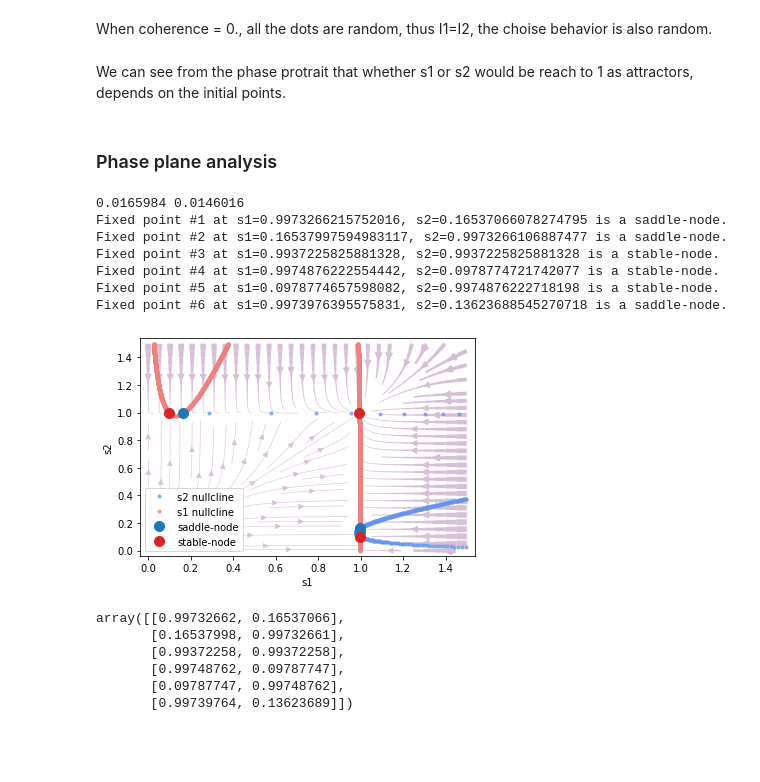
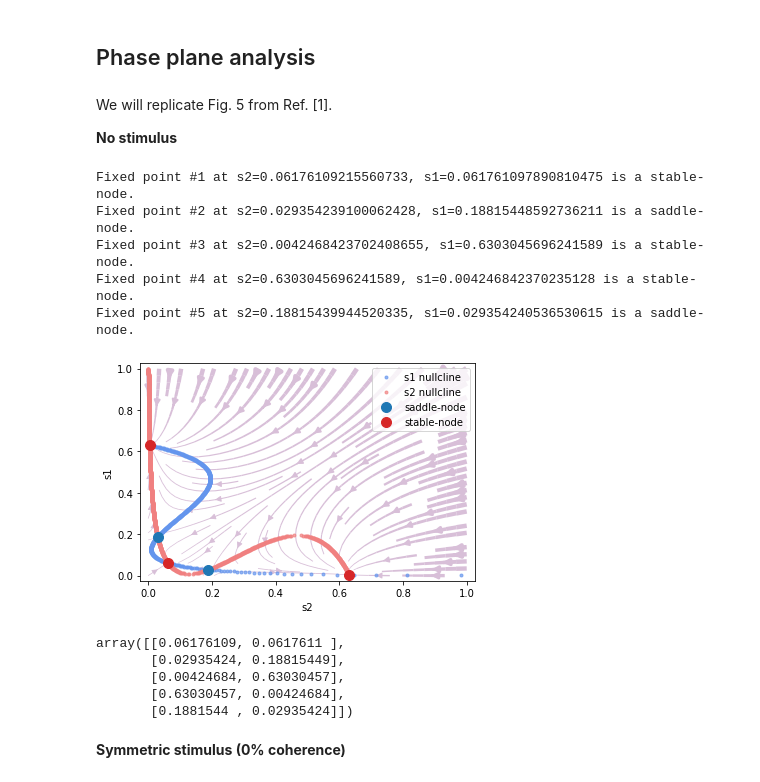
Before and after one commit to quanpeng0/BrainModels, a Jupyter notebook: docs/examples/from_papers/wong_wang_2006_decision.ipynb, the cells around one changed output. Saved outputs shown, nothing was run; the diff lists cells and outputs as text; code cells hidden in the pictures; blank space fills up the shorter version.

```diff
--- a/docs/examples/from_papers/wong_wang_2006_decision.ipynb
+++ b/docs/examples/from_papers/wong_wang_2006_decision.ipynb
@@ -354,40 +79,36 @@ I1 = 0.0156  I2 = 0.0156
-# %% [markdown]
-When coherence = 0., all the dots are random, thus I1=I2, the choise behavior is also random.
-# %% [markdown]
-We can see from the phase protrait that whether s1 or s2 would be reach to 1 as attractors, depends on the initial points.
 # %% [markdown]
-### Phase plane analysis
+## Phase plane analysis
+# %% [markdown]
+We will replicate Fig. 5 from Ref. [1].
+
+**No stimulus**
 # %%
-coherence=6.4 / 100.
-mu0=30.
-I1, I2 = stimulus(coherence, mu0, 1.)
-print(I1, I2)
+I1=0.
+I2=0.
 
 analyzer = bp.PhasePortraitAnalyzer(
     model=decision_model(),
-    target_vars=OrderedDict(s1=[0., 1.5], s2=[0., 1.5]),
+    target_vars=OrderedDict(s2=[0., 1.], s1=[0., 1.]),
     fixed_vars={'I1': I1, 'I2':I2},
     options={'resolution': 0.001,
             'escape_sympy_solver': True}
-
 )
 
 analyzer.plot_vector_field()
 analyzer.plot_nullcline()
 analyzer.plot_fixed_point(show=True)
 # %% [output]
-0.0165984 0.0146016
-Fixed point #1 at s1=0.9973266215752016, s2=0.16537066078274795 is a saddle-node.
-Fixed point #2 at s1=0.16537997594983117, s2=0.9973266106887477 is a saddle-node.
-Fixed point #3 at s1=0.9937225825881328, s2=0.9937225825881328 is a stable-node.
-Fixed point #4 at s1=0.9974876222554442, s2=0.0978774721742077 is a stable-node.
-Fixed point #5 at s1=0.0978774657598082, s2=0.9974876222718198 is a stable-node.
-Fixed point #6 at s1=0.9973976395575831, s2=0.13623688545270718 is a saddle-node.
+Fixed point #1 at s2=0.06176109215560733, s1=0.061761097890810475 is a stable-node.
+Fixed point #2 at s2=0.029354239100062428, s1=0.18815448592736211 is a saddle-node.
+Fixed point #3 at s2=0.0042468423702408655, s1=0.6303045696241589 is a stable-node.
+Fixed point #4 at s2=0.6303045696241589, s1=0.004246842370235128 is a stable-node.
+Fixed point #5 at s2=0.18815439944520335, s1=0.029354240536530615 is a saddle-node.
-[figure, old version]
+[figure, new version]
-array([[0.99732662, 0.16537066],
-       [0.16537998, 0.99732661],
-       [0.99372258, 0.99372258],
-       [0.99748762, 0.09787747],
-       [0.09787747, 0.99748762],
-       [0.99739764, 0.13623689]])
+array([[0.06176109, 0.0617611 ],
+       [0.02935424, 0.18815449],
+       [0.00424684, 0.63030457],
+       [0.63030457, 0.00424684],
+       [0.1881544 , 0.02935424]])
+# %% [markdown]
+**Symmetric stimulus (0% coherence)**
 # %%
```
Also changed, not shown: parts of 23 cells of this notebook, 2 other files.
